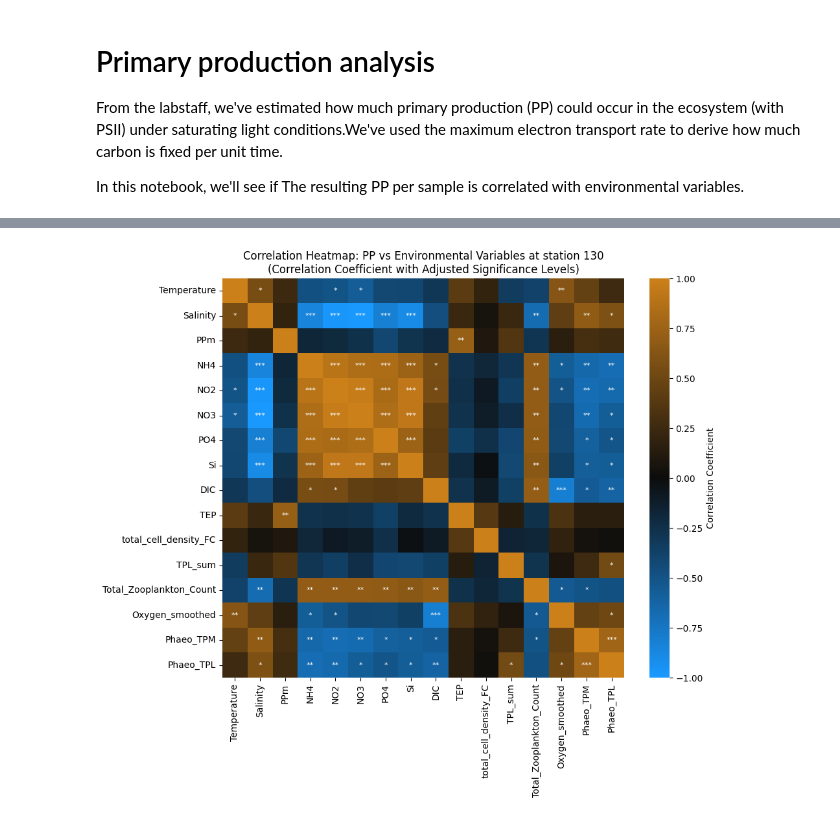
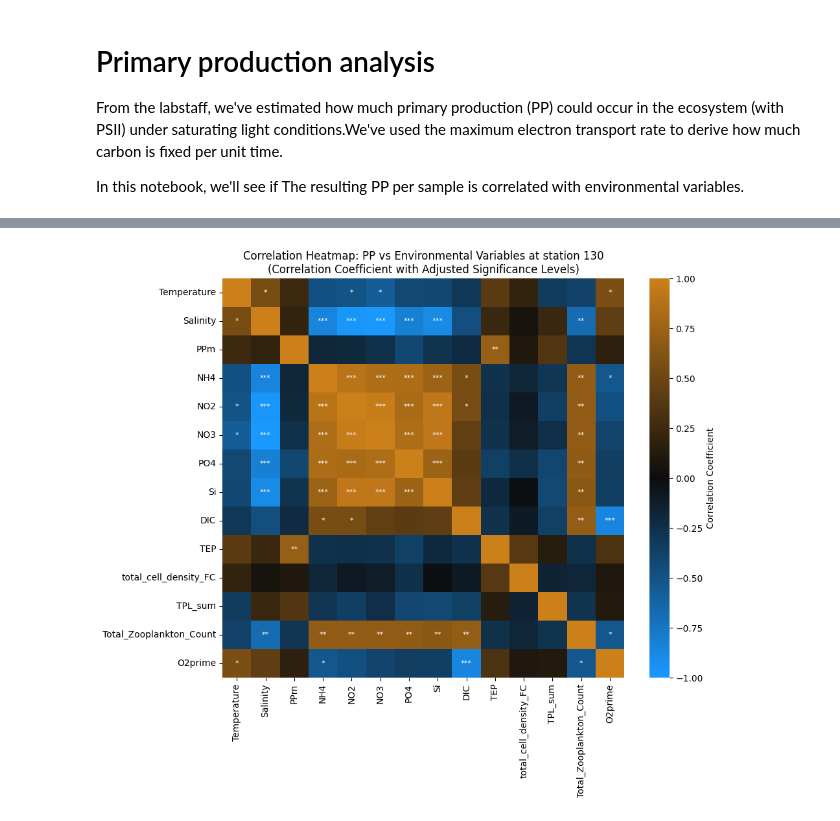
Before and after one commit to MichielPerneel/spring_campaign_2023, a Jupyter notebook: scripts/primary_production_correlation.ipynb, the cells around one changed output, grey strips where cells are left out. Drawn from its saved outputs; the diff is of its cells as text; code cells hidden in the pictures.

```diff
--- a/scripts/primary_production_correlation.ipynb
+++ b/scripts/primary_production_correlation.ipynb
@@ -53,10 +53,9 @@ transcript_data.columns = ['Station', 'TPL_sum']
 zooplankton_data = pd.read_csv('../data/analysis/zooplankton_counts.csv')
 
 ## Read in oxygen data
-oxygen_51 = pd.read_csv('../data/analysis/O2_smoother_station_51.csv')
-oxygen_130 = pd.read_csv('../data/analysis/O2_smoother_station_130.csv')
-## Combine data
-oxygen_data = pd.concat([oxygen_51, oxygen_130])
+oxygen_data = pd.read_csv('../data/analysis/O2prime_resids.csv')
+## Retain O2prime column only
+oxygen_data = oxygen_data[['Date', 'O2prime']]
 
 ## Read in chlorophyll data
 clorophyll_data = pd.read_csv('../data/samples_env_chlorophyll.csv')
@@ -72,7 +71,7 @@ merged_data = pd.merge(merged_data, clorophyll_data, on=['Station'], how='inner'
 
 # Ensure datetime format
 merged_data['Date'] = pd.to_datetime(merged_data['Date']).dt.tz_localize(None)
-oxygen_data['Date'] = pd.to_datetime(oxygen_data['Date'], format='mixed')
+oxygen_data['Date'] = pd.to_datetime(oxygen_data['Date']).dt.tz_localize(None)
 
 # Sort both dataframes by Date (required for merge_asof)
 merged_data = merged_data.sort_values('Date')
@@ -81,21 +80,21 @@ oxygen_data = oxygen_data.sort_values('Date')
 # Perform a nearest match (asof merge)
 merged_data = pd.merge_asof(
     merged_data,
-    oxygen_data[['Date', 'y']],
+    oxygen_data,
     on='Date',
     direction='nearest',
-    tolerance=pd.Timedelta('30 minutes')
+    tolerance=pd.Timedelta('10 minutes')
 )
 
 # Rename the matched column for clarity
-merged_data = merged_data.rename(columns={'y': 'Oxygen_smoothed'})
+merged_data = merged_data.rename(columns={'y': 'O2prime'})
 
 # Declare variables of interest for correlation analysis
 correlation_columns = [
     'Temperature', 'Salinity', 'PPm',
     'NH4', 'NO2', 'NO3', 'PO4', 'Si', 'DIC', 'TEP',
     'total_cell_density_FC', 'TPL_sum', 'Total_Zooplankton_Count',
-    'Oxygen_smoothed'
+    'O2prime'
 ]
 correlation_data = merged_data[correlation_columns].dropna()
 
@@ -121,9 +120,6 @@ adjusted_p_values += adjusted_p_values.T  # Mirror the upper triangle to the low
 annotations = np.empty_like(correlation_matrix).astype(str)
 for i in range(correlation_matrix.shape[0]):
     for j in range(correlation_matrix.shape[1]):
-        # Format correlation value
-        corr_value = f'{correlation_matrix.iloc[i, j]:.2f}'
-
         # Determine significance level, ignoring the diagonal
         if i != j:
             if adjusted_p_values[i, j] < 0.001:
@@ -138,7 +134,7 @@ for i in range(correlation_matrix.shape[0]):
             significance = ''  # No significance flag for diagonal
 
         # Combine correlation value with significance level
-        annotations[i, j] = f'{corr_value}\n{significance}'
+        annotations[i, j] = f'{significance}'
 
 # Plot the heatmap
 ## Define custom colormap
@@ -188,30 +184,17 @@ plt.show()
 # Re-do for station 130 only
 # Filter data for Station 130
 station_130_data = merged_data[merged_data['StationPrefix'] == 130]
-## Add Phaeocystis TPM/TPL sums to the correlation_columns
-phaeo_TPM = pd.read_csv('../data/analysis/phaeocystis_bin_tpm_130.csv')
-phaeo_TPM.columns = ['Station', 'Phaeo_TPM']
-phaeo_TPL = pd.read_csv('../data/analysis/phaeocystis_bin_tpl_130.csv')
-phaeo_TPL.columns = ['Station', 'Phaeo_TPL']
-station_130_data = pd.merge(station_130_data, phaeo_TPM, on='Station', how='inner')
-station_130_data = pd.merge(station_130_data, phaeo_TPL, on='Station', how='inner')
 
-# Add Phaeocystis TPM/TPL sums to the correlation_columns
-correlation_columns_130 = [
-    'Temperature', 'Salinity', 'PPm',
-    'NH4', 'NO2', 'NO3', 'PO4', 'Si', 'DIC', 'TEP',
-    'total_cell_density_FC', 'TPL_sum', 'Total_Zooplankton_Count',
-    'Oxygen_smoothed', 'Phaeo_TPM', 'Phaeo_TPL']
-correlation_data = station_130_data[correlation_columns_130].dropna()
+correlation_data = station_130_data[correlation_columns].dropna()
 
 # Calculate Pearson correlation coefficients
 correlation_matrix = correlation_data.corr(method='pearson')
 
 # Calculate p-values
 p_values = np.zeros_like(correlation_matrix)
-for i, col in enumerate(correlation_columns_130):
-    for j in range(i, len(correlation_columns_130)):
-        X = sm.add_constant(correlation_data[correlation_columns_130[j]])  # Add constant
+for i, col in enumerate(correlation_columns):
+    for j in range(i, len(correlation_columns)):
+        X = sm.add_constant(correlation_data[correlation_columns[j]])  # Add constant
         model = sm.OLS(correlation_data[col], X).fit()  # Fit the linear model relating the two variables, col and correlation_columns[j] with constant
         p_values[i, j] = p_values[j, i] = model.pvalues.iloc[1]  # Store p-values
 
@@ -230,34 +213,34 @@ for i in range(correlation_matrix.shape[0]):
         if i != j:
             if adjusted_p_values[i, j] < 0.001:
                 significance = '***'
             elif adjusted_p_values[i, j] < 0.01:
                 significance = '**'
             elif adjusted_p_values[i, j] < 0.05:
                 significance = '*'
             else:
                 significance = ''
         else:
             significance = ''  # No significance flag for diagonal
 
         # Combine correlation value with significance level
         annotations[i, j] = f'{significance}'
 
 # Plot the heatmap
 plt.figure(figsize=(10, 8))
 sns.heatmap(correlation_matrix,
             annot=annotations,
             fmt='', cmap=cmap,
             vmin=-1,
             vmax=1,
             cbar_kws={'label': 'Correlation Coefficient'},
             annot_kws={'fontsize': 8})
 plt.title('Correlation Heatmap: PP vs Environmental Variables at station 130\n(Correlation Coefficient with Adjusted Significance Levels)')
 ## Save the plot
 plt.savefig('../figures/correlation_heatmap_130.png', bbox_inches='tight', dpi=800)
 plt.savefig('../figures/correlation_heatmap_130.svg', bbox_inches='tight', dpi=800)
 plt.show()
 # %% [output]
-[figure, old version]
+[figure, new version]
 # %%
 # Plot the clustermap
 ## Plot with the legend on the bottom right
```
Also changed, not shown: parts of 7 cells of this notebook, 13 other files.
